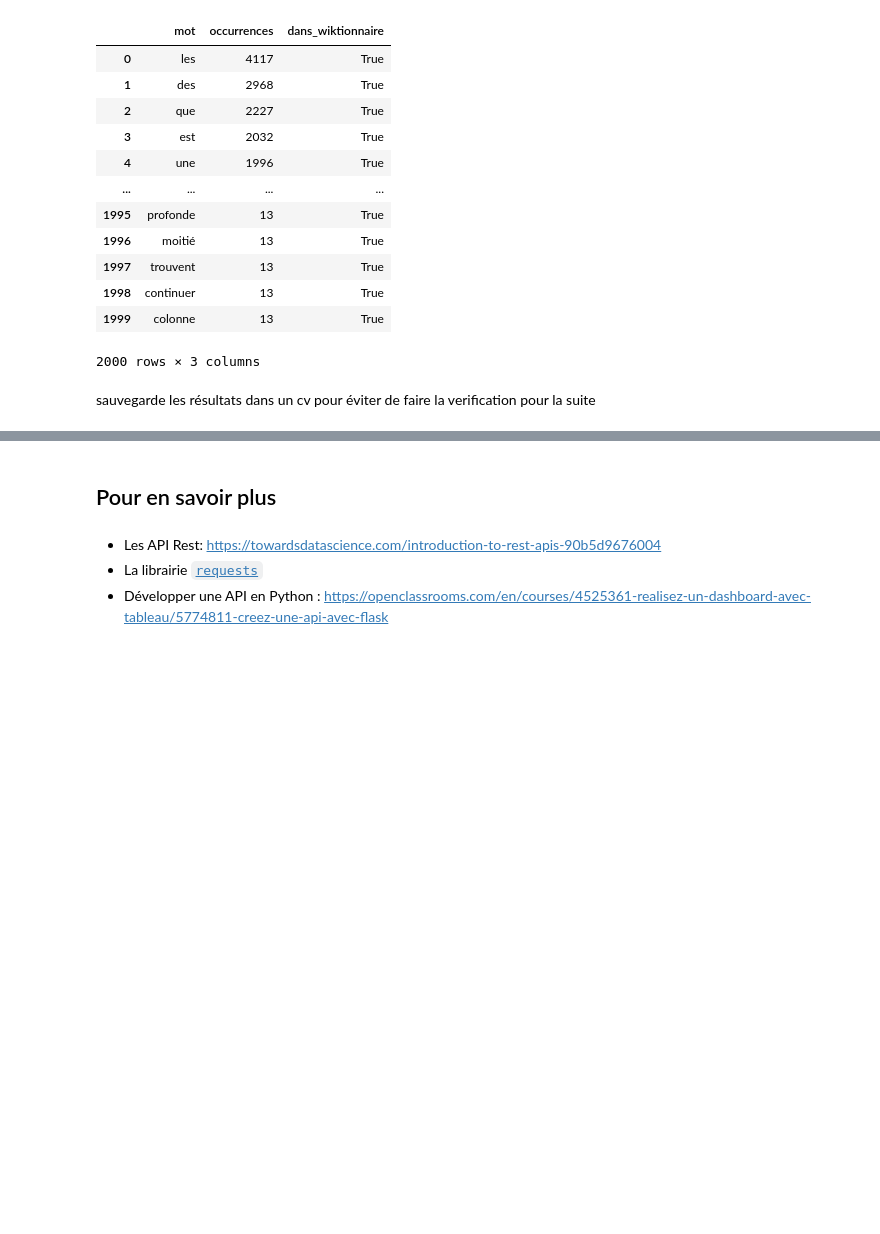
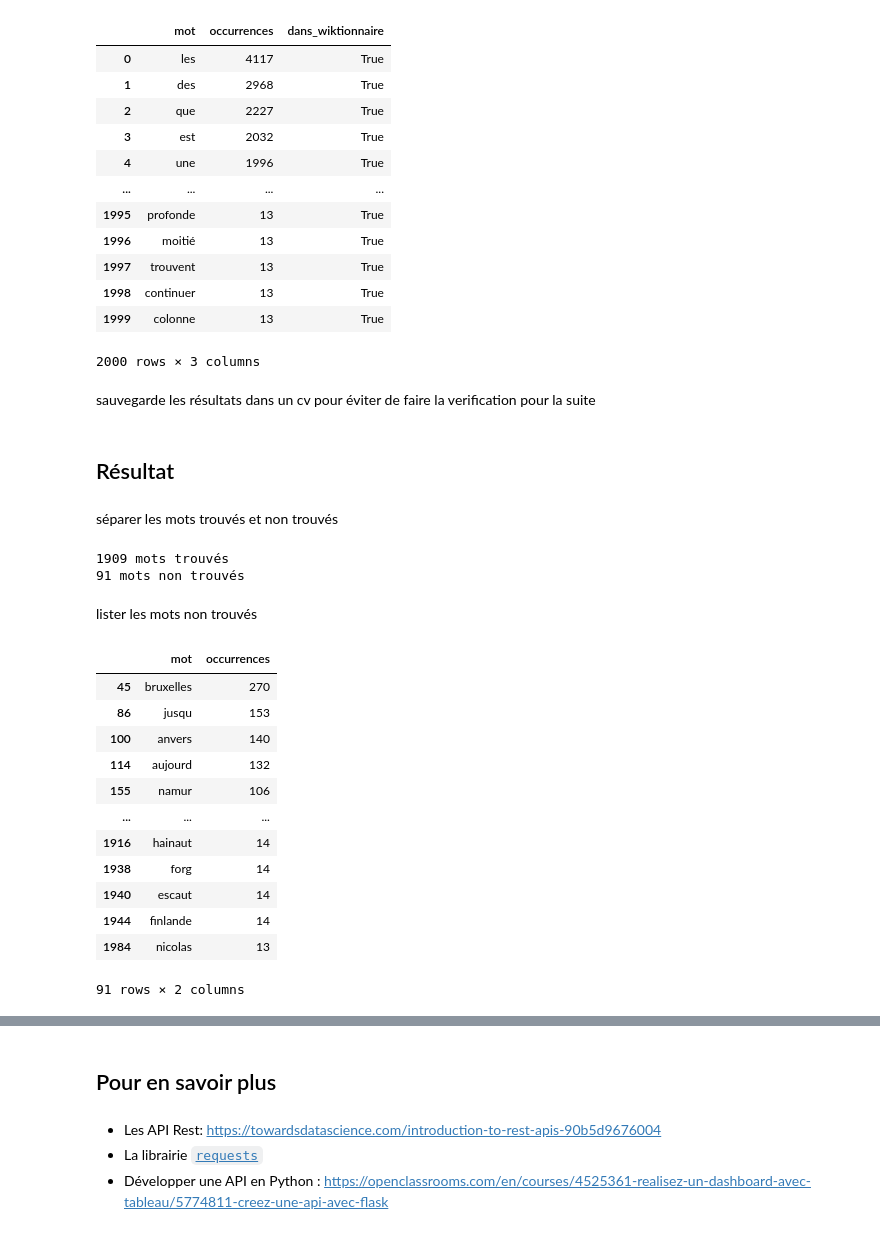
Before and after one commit to merveillekitoga/tac, a Jupyter notebook: tps/tp1/s2_api.ipynb, the cells around one changed output, grey strips where cells are left out. Saved outputs shown, nothing was run; the diff lists cells and outputs as text; code cells hidden in the pictures; blank space fills up the shorter version.

Commit message:
Résultat et conclusion

```diff
--- a/tps/tp1/s2_api.ipynb
+++ b/tps/tp1/s2_api.ipynb
@@ -144,3 +144,37 @@ df_mots
 sauvegarde les résultats dans un cv pour éviter de faire la verification pour la suite
 # %%
 df_mots.to_csv("../../data/verification_wiktionnaire.csv", index=False)
+# %% [markdown]
+## Résultat
+# %% [markdown]
+séparer les mots trouvés et non trouvés
+# %%
+df_trouves = df_mots[df_mots["dans_wiktionnaire"] == True]
+df_non_trouves = df_mots[df_mots["dans_wiktionnaire"] == False]
+
+print(len(df_trouves), "mots trouvés")
+print(len(df_non_trouves), "mots non trouvés")
+# %% [output]
+1909 mots trouvés
+91 mots non trouvés
+# %% [markdown]
+lister les mots non trouvés
+# %%
+# on trie les mots absents du plus fréquent au moins fréquent
+df_non_trouves = df_non_trouves.sort_values("occurrences", ascending=False)
+
+df_non_trouves[["mot", "occurrences"]]
+# %% [output]
+|  | mot | occurrences |
+| 45 | bruxelles | 270 |
+| 86 | jusqu | 153 |
+| 100 | anvers | 140 |
+| 114 | aujourd | 132 |
+| 155 | namur | 106 |
+| ... | ... | ... |
+| 1916 | hainaut | 14 |
+| 1938 | forg | 14 |
+| 1940 | escaut | 14 |
+| 1944 | finlande | 14 |
+| 1984 | nicolas | 13 |
+91 rows × 2 columns
```
Also changed, not shown: parts of 2 cells of this notebook.
